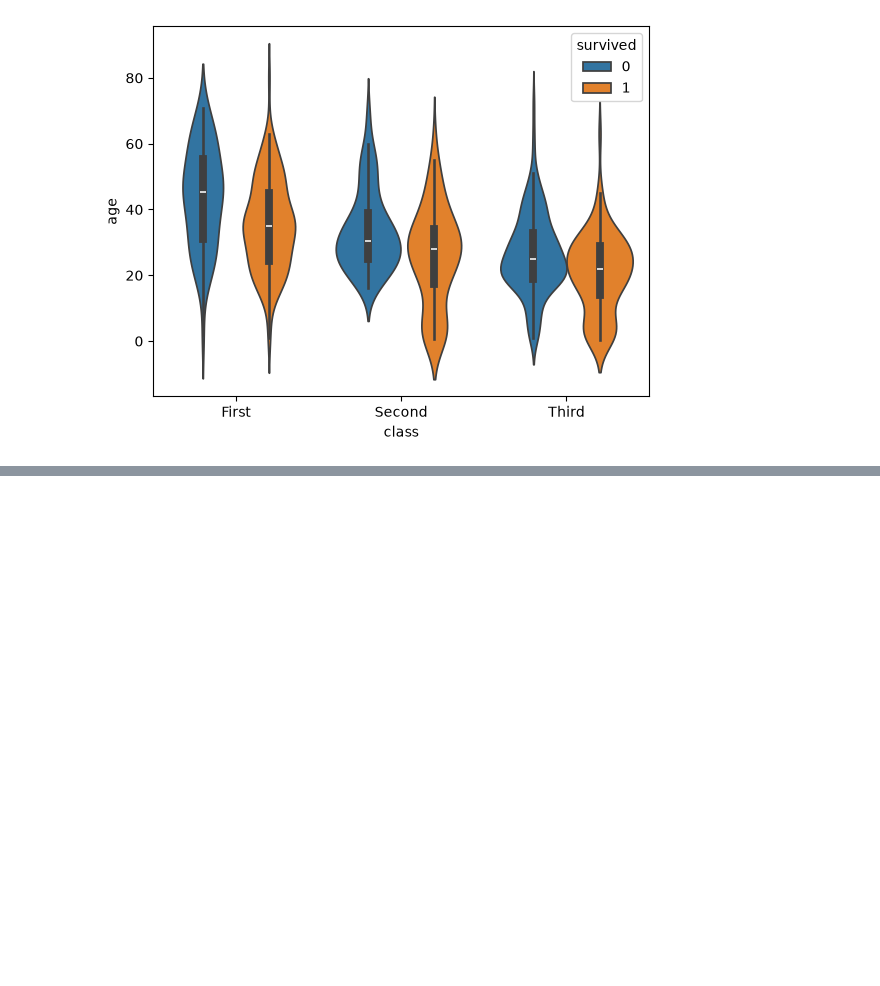
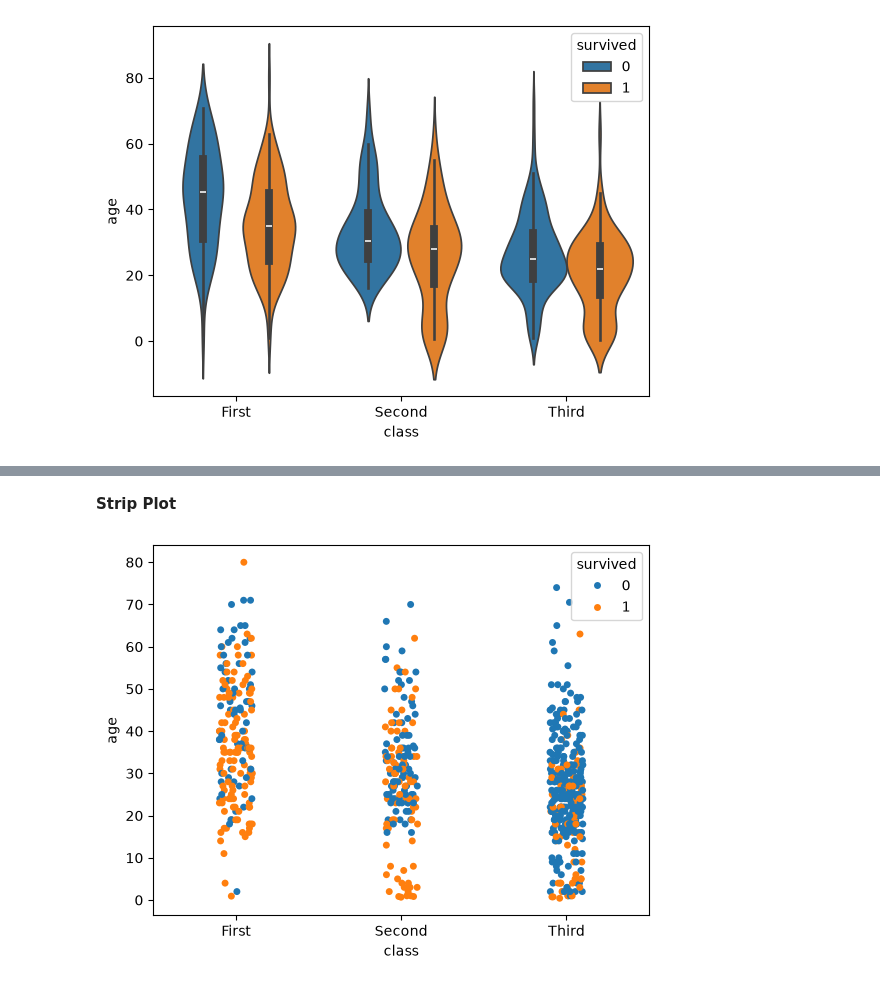
Before and after one commit to PiyushJain0844/Python, a Jupyter notebook: Seaborn.ipynb, the cells around one changed output, grey strips where cells are left out. Cells and saved outputs as stored; diff of their text form; code cells hidden in the pictures; blank space fills up the shorter version.

```diff
--- a/Seaborn.ipynb
+++ b/Seaborn.ipynb
@@ -257,0 +270,12 @@ plt.show()
+# %% [markdown]
+**Strip Plot**
+# %%
+sns.stripplot (
+    data = titanic,
+    x = "class",
+    y = "age",
+    hue = "survived"
+)
+plt.show()
+# %% [output]
+[figure, added]
```
Also changed, not shown: parts of 23 cells of this notebook.
